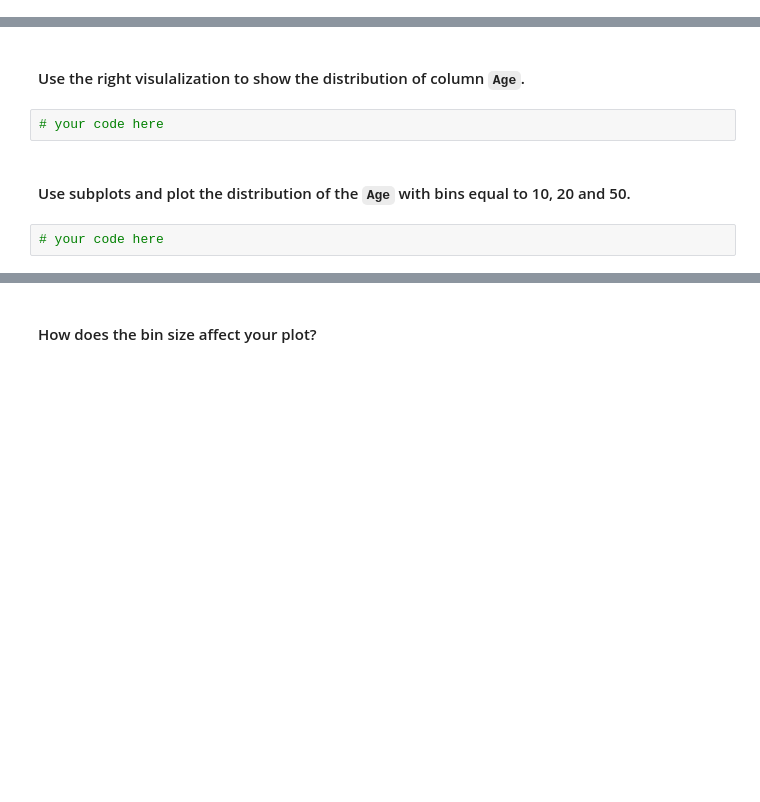
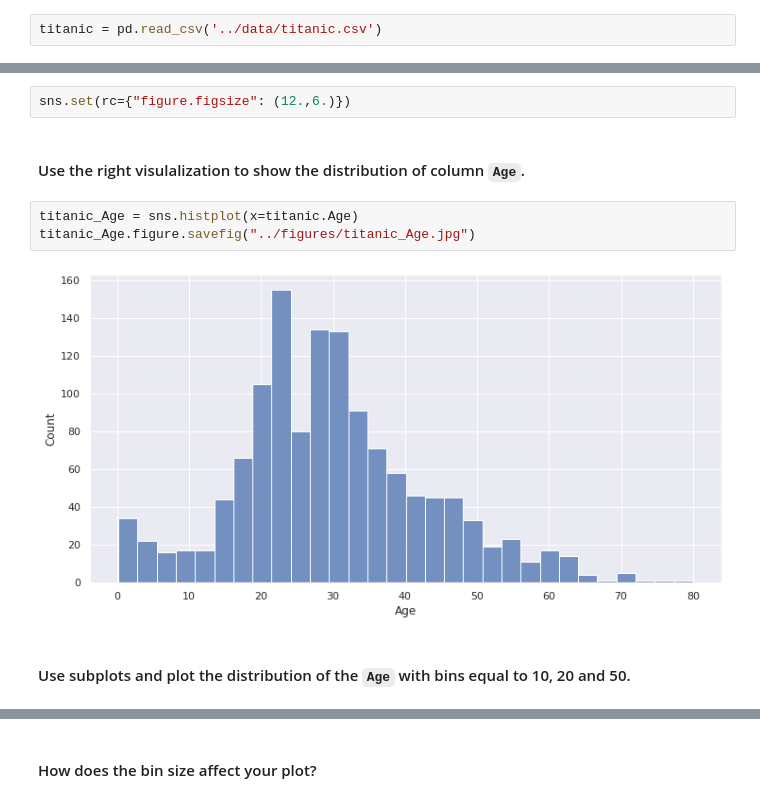
Before and after one commit to Ironhack-Data-Madrid-Enero-2022/lab-matplotlib-seaborn, a Jupyter notebook: your-code/main.ipynb, the cells around one changed output, grey strips where cells are left out. Cells and saved outputs as stored; diff of their text form; blank space fills up the shorter version.

```diff
--- a/your-code/main.ipynb
+++ b/your-code/main.ipynb
@@ -50,2 +77,4 @@ How the average number of steps change by month. Use the appropriate visualizati
+# %%
+titanic = pd.read_csv('../data/titanic.csv')
 # %% [markdown]
 #### Explore the titanic dataset using Pandas dtypes.
@@ -68,8 +141,11 @@ How the average number of steps change by month. Use the appropriate visualizati
+# %%
+sns.set(rc={"figure.figsize": (12.,6.)})
 # %% [markdown]
 #### Use the right visulalization to show the distribution of column `Age`.
-# %%
-# your code here
+# %%
+titanic_Age = sns.histplot(x=titanic.Age)
+titanic_Age.figure.savefig("../figures/titanic_Age.jpg")
+# %% [output]
+[figure, added]
 # %% [markdown]
 #### Use subplots and plot the distribution of the `Age`  with bins equal to 10, 20 and 50.
-# %%
-# your code here
```
Also changed, not shown: parts of 31 cells of this notebook, 6 other files.
